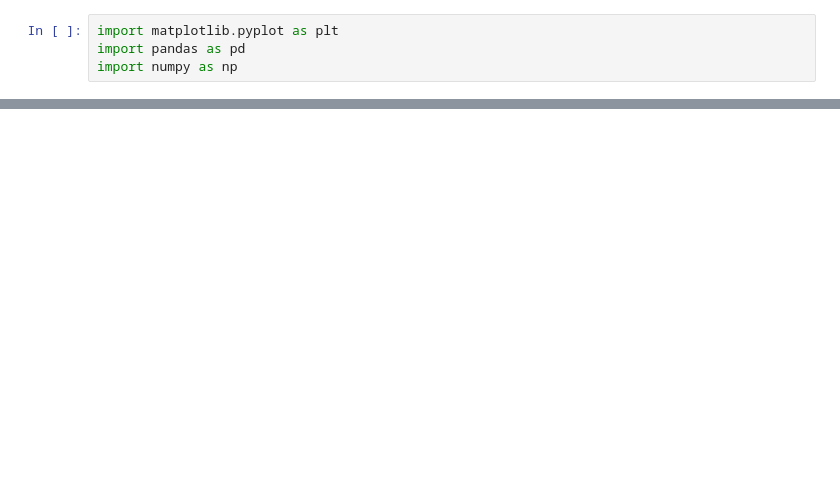
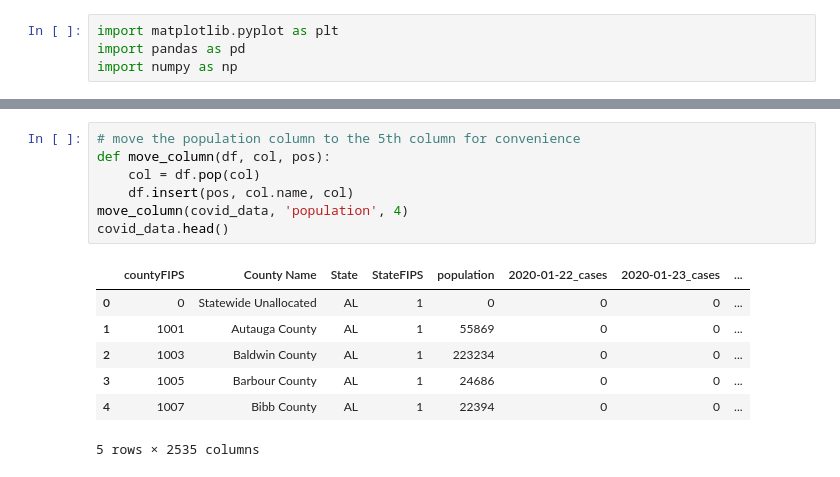
Before and after one commit to smbarber2/405ProjectGroup1, a Jupyter notebook: derek.ipynb, the cells around one changed output, grey strips where cells are left out. Saved outputs shown, nothing was run; the diff lists cells and outputs as text; blank space fills up the shorter version.

```diff
--- a/derek.ipynb
+++ b/derek.ipynb
@@ -7,0 +16,15 @@ covid_cases = pd.read_csv('./data/covid_confirmed_usafacts.csv')
+# %%
+# move the population column to the 5th column for convenience
+def move_column(df, col, pos):
+    col = df.pop(col)
+    df.insert(pos, col.name, col)
+move_column(covid_data, 'population', 4)
+covid_data.head()
+# %% [output]
+|  | countyFIPS | County Name | State | StateFIPS | population | 2020-01-22_cases | 2020-01-23_cases | ... |
+| 0 | 0 | Statewide Unallocated | AL | 1 | 0 | 0 | 0 | ... |
+| 1 | 1001 | Autauga County | AL | 1 | 55869 | 0 | 0 | ... |
+| 2 | 1003 | Baldwin County | AL | 1 | 223234 | 0 | 0 | ... |
+| 3 | 1005 | Barbour County | AL | 1 | 24686 | 0 | 0 | ... |
+| 4 | 1007 | Bibb County | AL | 1 | 22394 | 0 | 0 | ... |
+5 rows × 2535 columns
```
Also changed, not shown: parts of 13 cells of this notebook.
